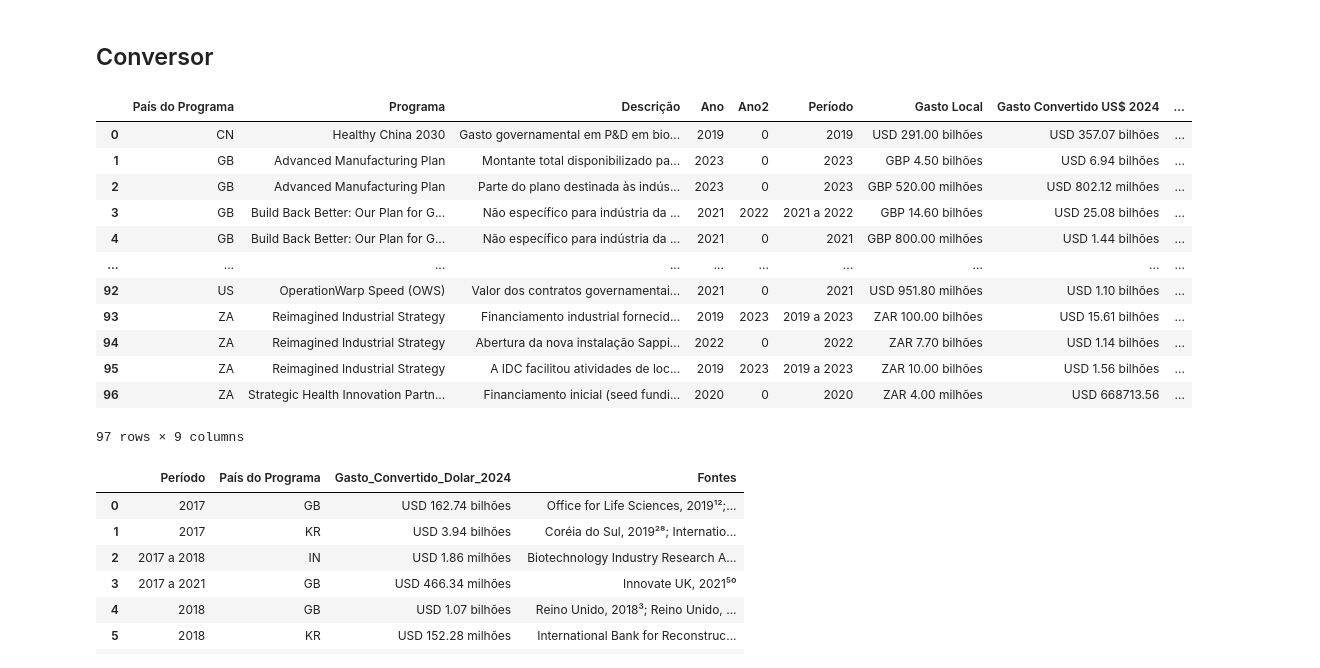
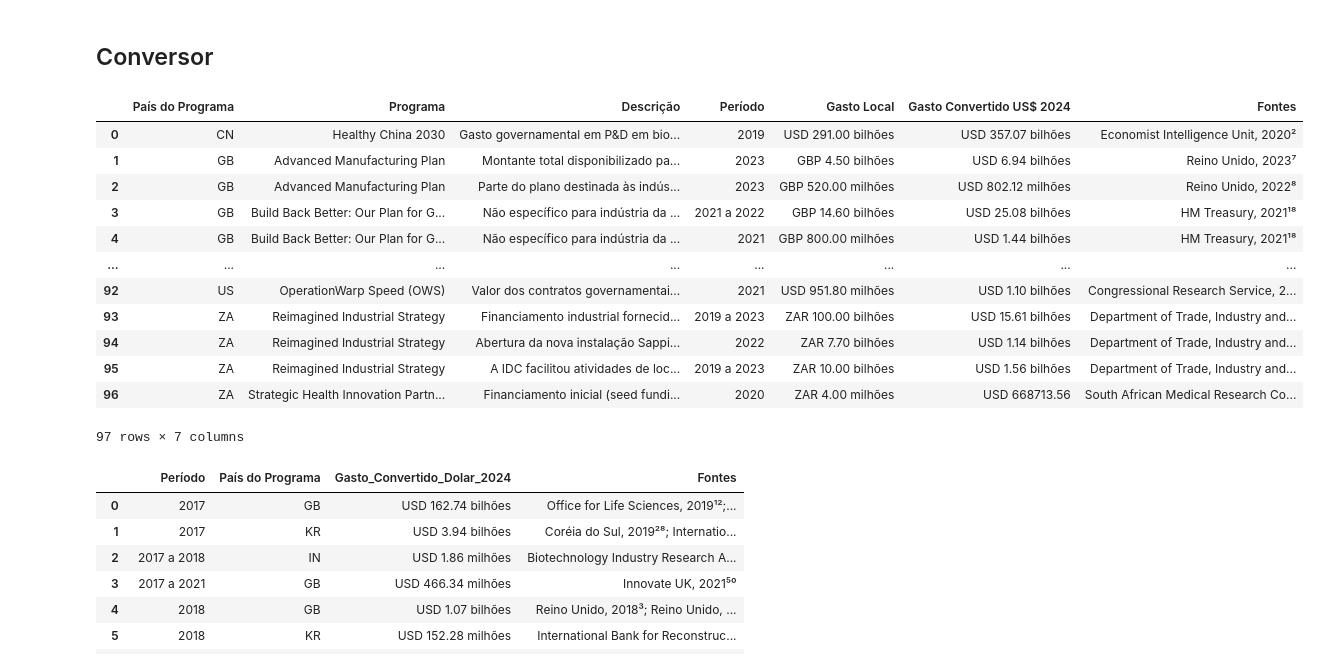
Before and after one commit to arthur-kt/PPP-Intertemporal-Converter, a Jupyter notebook: PPP_converter.ipynb, the cells around one changed output. Cells and saved outputs as stored; diff of their text form; code cells hidden in the pictures.

```diff
--- a/PPP_converter.ipynb
+++ b/PPP_converter.ipynb
@@ -1030,30 +1030,30 @@ df = pd.DataFrame(dados)
 # %%
 # Aplicar a função para cada linha no DataFrame
 df['Gasto_Convertido_Dolar_2024'] = df.apply(converter_para_dolar_corrente, axis=1)
 
 # Aplicar Função para juntar Ano 1 e 2
 df = definir_periodo(df)
 
 # Aplicar as novas funções para as colunas 'Gasto_Local' e 'Gasto_Convertido_Dolar_2024'
 df['Gasto Local'] = df.apply(lambda row: formatar_valor_moeda_local(row['Gasto_Local'], row['País_Moeda']), axis=1)
 df['Gasto Convertido US$ 2024'] = df['Gasto_Convertido_Dolar_2024'].apply(formatar_valor_dolar)
 
 # Exibir o DataFrame com as colunas formatadas
-df[['País do Programa', 'Programa', 'Descrição', 'Ano', 'Ano2', 'Período', 'Gasto Local', 'Gasto Convertido US$ 2024', 'Fontes']]
+df[['País do Programa', 'Programa', 'Descrição', 'Período', 'Gasto Local', 'Gasto Convertido US$ 2024', 'Fontes']]
 # %% [output]
-|  | País do Programa | Programa | Descrição | Ano | Ano2 | Período | Gasto Local | Gasto Convertido US$ 2024 | ... |
-| 0 | CN | Healthy China 2030 | Gasto governamental em P&D em bio... | 2019 | 0 | 2019 | USD 291.00 bilhões | USD 357.07 bilhões | ... |
-| 1 | GB | Advanced Manufacturing Plan | Montante total disponibilizado pa... | 2023 | 0 | 2023 | GBP 4.50 bilhões | USD 6.94 bilhões | ... |
-| 2 | GB | Advanced Manufacturing Plan | Parte do plano destinada às indús... | 2023 | 0 | 2023 | GBP 520.00 milhões | USD 802.12 milhões | ... |
-| 3 | GB | Build Back Better: Our Plan for G... | Não específico para indústria da ... | 2021 | 2022 | 2021 a 2022 | GBP 14.60 bilhões | USD 25.08 bilhões | ... |
-| 4 | GB | Build Back Better: Our Plan for G... | Não específico para indústria da ... | 2021 | 0 | 2021 | GBP 800.00 milhões | USD 1.44 bilhões | ... |
-| ... | ... | ... | ... | ... | ... | ... | ... | ... | ... |
-| 92 | US | OperationWarp Speed (OWS) | Valor dos contratos governamentai... | 2021 | 0 | 2021 | USD 951.80 milhões | USD 1.10 bilhões | ... |
-| 93 | ZA | Reimagined Industrial Strategy | Financiamento industrial fornecid... | 2019 | 2023 | 2019 a 2023 | ZAR 100.00 bilhões | USD 15.61 bilhões | ... |
-| 94 | ZA | Reimagined Industrial Strategy | Abertura da nova instalação Sappi... | 2022 | 0 | 2022 | ZAR 7.70 bilhões | USD 1.14 bilhões | ... |
-| 95 | ZA | Reimagined Industrial Strategy | A IDC facilitou atividades de loc... | 2019 | 2023 | 2019 a 2023 | ZAR 10.00 bilhões | USD 1.56 bilhões | ... |
-| 96 | ZA | Strategic Health Innovation Partn... | Financiamento inicial (seed fundi... | 2020 | 0 | 2020 | ZAR 4.00 milhões | USD 668713.56 | ... |
+|  | País do Programa | Programa | Descrição | Período | Gasto Local | Gasto Convertido US$ 2024 | Fontes |
+| 0 | CN | Healthy China 2030 | Gasto governamental em P&D em bio... | 2019 | USD 291.00 bilhões | USD 357.07 bilhões | Economist Intelligence Unit, 2020² |
+| 1 | GB | Advanced Manufacturing Plan | Montante total disponibilizado pa... | 2023 | GBP 4.50 bilhões | USD 6.94 bilhões | Reino Unido, 2023⁷ |
+| 2 | GB | Advanced Manufacturing Plan | Parte do plano destinada às indús... | 2023 | GBP 520.00 milhões | USD 802.12 milhões | Reino Unido, 2022⁸ |
+| 3 | GB | Build Back Better: Our Plan for G... | Não específico para indústria da ... | 2021 a 2022 | GBP 14.60 bilhões | USD 25.08 bilhões | HM Treasury, 2021¹⁸ |
+| 4 | GB | Build Back Better: Our Plan for G... | Não específico para indústria da ... | 2021 | GBP 800.00 milhões | USD 1.44 bilhões | HM Treasury, 2021¹⁸ |
+| ... | ... | ... | ... | ... | ... | ... | ... |
+| 92 | US | OperationWarp Speed (OWS) | Valor dos contratos governamentai... | 2021 | USD 951.80 milhões | USD 1.10 bilhões | Congressional Research Service, 2... |
+| 93 | ZA | Reimagined Industrial Strategy | Financiamento industrial fornecid... | 2019 a 2023 | ZAR 100.00 bilhões | USD 15.61 bilhões | Department of Trade, Industry and... |
+| 94 | ZA | Reimagined Industrial Strategy | Abertura da nova instalação Sappi... | 2022 | ZAR 7.70 bilhões | USD 1.14 bilhões | Department of Trade, Industry and... |
+| 95 | ZA | Reimagined Industrial Strategy | A IDC facilitou atividades de loc... | 2019 a 2023 | ZAR 10.00 bilhões | USD 1.56 bilhões | Department of Trade, Industry and... |
+| 96 | ZA | Strategic Health Innovation Partn... | Financiamento inicial (seed fundi... | 2020 | ZAR 4.00 milhões | USD 668713.56 | South African Medical Research Co... |
-97 rows × 9 columns
+97 rows × 7 columns
 # %%
 # Agrupa os gastos por Período + País do Programa
 df_agrupado = agrupar_gastos(df)
```
Also changed, not shown: parts of 1 cell of this notebook.
